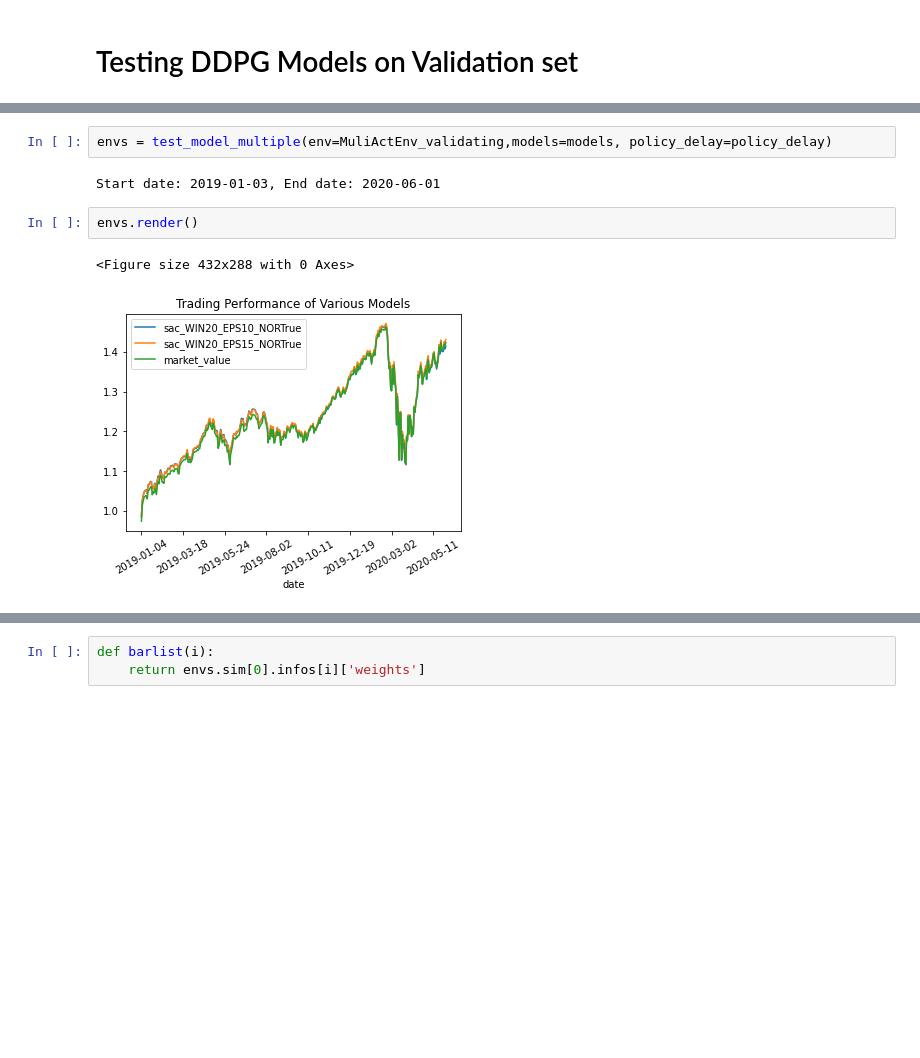
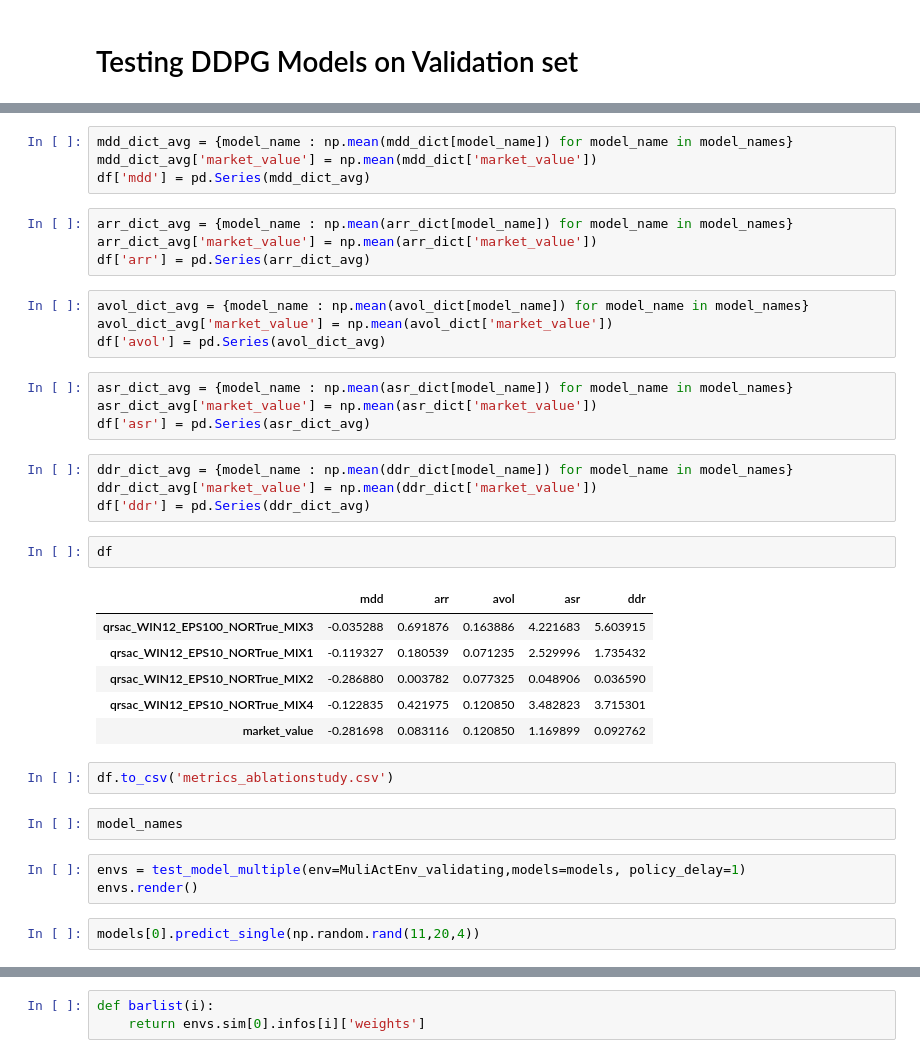
Before and after one commit to Tsedao/SPDQ, a Jupyter notebook: portfolio_simulation.ipynb, the cells around one changed output, grey strips where cells are left out. Saved outputs shown, nothing was run; the diff lists cells and outputs as text; blank space fills up the shorter version.

```diff
--- a/portfolio_simulation.ipynb
+++ b/portfolio_simulation.ipynb
@@ -237,11 +418,40 @@ MuliActEnv_validating = MultiActionPortfolioEnv(history=history,
+# %%
+mdd_dict_avg = {model_name : np.mean(mdd_dict[model_name]) for model_name in model_names}
+mdd_dict_avg['market_value'] = np.mean(mdd_dict['market_value'])
+df['mdd'] = pd.Series(mdd_dict_avg)
+# %%
+arr_dict_avg = {model_name : np.mean(arr_dict[model_name]) for model_name in model_names}
+arr_dict_avg['market_value'] = np.mean(arr_dict['market_value'])
+df['arr'] = pd.Series(arr_dict_avg)
+# %%
+avol_dict_avg = {model_name : np.mean(avol_dict[model_name]) for model_name in model_names}
+avol_dict_avg['market_value'] = np.mean(avol_dict['market_value'])
+df['avol'] = pd.Series(avol_dict_avg)
+# %%
+asr_dict_avg = {model_name : np.mean(asr_dict[model_name]) for model_name in model_names}
+asr_dict_avg['market_value'] = np.mean(asr_dict['market_value'])
+df['asr'] = pd.Series(asr_dict_avg)
+# %%
+ddr_dict_avg = {model_name : np.mean(ddr_dict[model_name]) for model_name in model_names}
+ddr_dict_avg['market_value'] = np.mean(ddr_dict['market_value'])
+df['ddr'] = pd.Series(ddr_dict_avg)
+# %%
+df
+# %% [output]
+|  | mdd | arr | avol | asr | ddr |
+| qrsac_WIN12_EPS100_NORTrue_MIX3 | -0.035288 | 0.691876 | 0.163886 | 4.221683 | 5.603915 |
+| qrsac_WIN12_EPS10_NORTrue_MIX1 | -0.119327 | 0.180539 | 0.071235 | 2.529996 | 1.735432 |
+| qrsac_WIN12_EPS10_NORTrue_MIX2 | -0.286880 | 0.003782 | 0.077325 | 0.048906 | 0.036590 |
+| qrsac_WIN12_EPS10_NORTrue_MIX4 | -0.122835 | 0.421975 | 0.120850 | 3.482823 | 3.715301 |
+| market_value | -0.281698 | 0.083116 | 0.120850 | 1.169899 | 0.092762 |
+# %%
+df.to_csv('metrics_ablationstudy.csv')
+# %%
+model_names
 # %%
-envs = test_model_multiple(env=MuliActEnv_validating,models=models, policy_delay=policy_delay)
+envs = test_model_multiple(env=MuliActEnv_validating,models=models, policy_delay=1)
+envs.render()
-# %% [output]
-Start date: 2019-01-03, End date: 2020-06-01
-# %%
-envs.render()
-# %% [output]
-<Figure size 432x288 with 0 Axes>
-[figure, removed]
+# %%
+models[0].predict_single(np.random.rand(11,20,4))
 # %%
 weights = []
```
Also changed, not shown: parts of 31 cells of this notebook, 30 other files.
